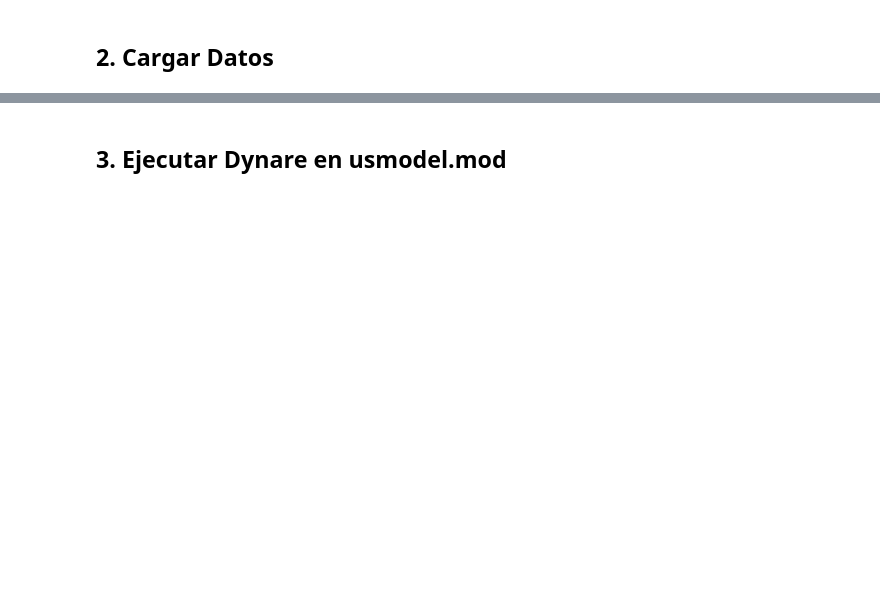
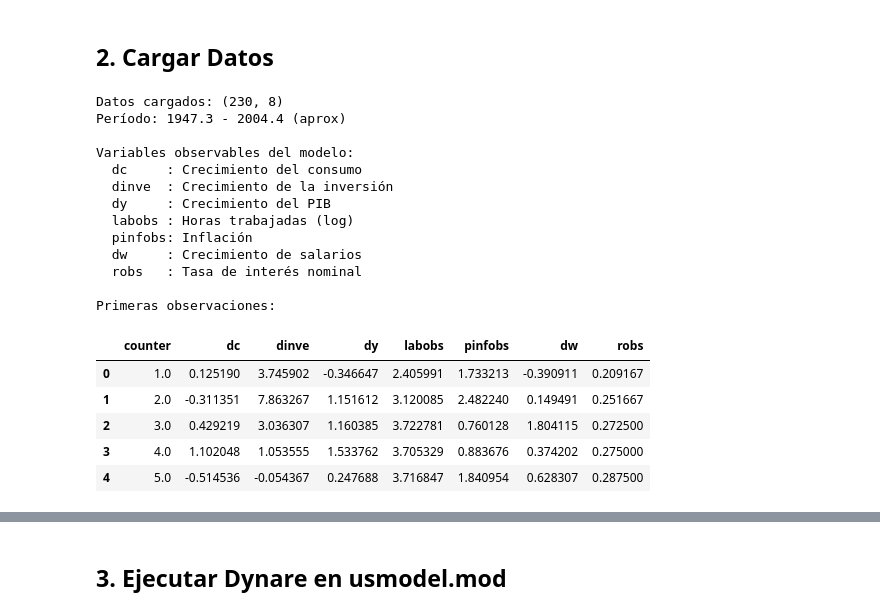
Before and after one commit to DavidGuzzi/MECTMT11, a Jupyter notebook: direct_replication/notebooks/replication_notebook.ipynb, the cells around one changed output, grey strips where cells are left out. Saved outputs shown, nothing was run; the diff lists cells and outputs as text; code cells hidden in the pictures; blank space fills up the shorter version.

```diff
--- a/direct_replication/notebooks/replication_notebook.ipynb
+++ b/direct_replication/notebooks/replication_notebook.ipynb
@@ -92,3 +110,51 @@ data.head()
+# %%
+# Cargar datos de Smets & Wouters
+data_path = REPO_PATH / 'usmodel_data.xls'
+
+# Leer SOLO las columnas de datos transformados (columnas 22-28)
+# Saltar las primeras 6 filas (headers + datos originales iniciales)
+data = pd.read_excel(
+    data_path,
+    skiprows=5,        # Saltar filas 0-5 (headers y datos sin transformar)
+    usecols='V:AC',    # Columnas 21-28 (counter + 7 variables observables)
+    names=['counter', 'dc', 'dinve', 'dy', 'labobs', 'pinfobs', 'dw', 'robs']
+)
+
+# Eliminar filas con NaN (fin de datos)
+data = data.dropna()
+
+print(f"Datos cargados: {data.shape}")
+print(f"Período: 1947.3 - 2004.4 (aprox)")
+print(f"\nVariables observables del modelo:")
+print(f"  dc     : Crecimiento del consumo")
+print(f"  dinve  : Crecimiento de la inversión")
+print(f"  dy     : Crecimiento del PIB")
+print(f"  labobs : Horas trabajadas (log)")
+print(f"  pinfobs: Inflación")
+print(f"  dw     : Crecimiento de salarios")
+print(f"  robs   : Tasa de interés nominal")
+print(f"\nPrimeras observaciones:")
+data.head()
+# %% [output]
+Datos cargados: (230, 8)
+Período: 1947.3 - 2004.4 (aprox)
+
+Variables observables del modelo:
+  dc     : Crecimiento del consumo
+  dinve  : Crecimiento de la inversión
+  dy     : Crecimiento del PIB
+  labobs : Horas trabajadas (log)
+  pinfobs: Inflación
+  dw     : Crecimiento de salarios
+  robs   : Tasa de interés nominal
+
+Primeras observaciones:
+|  | counter | dc | dinve | dy | labobs | pinfobs | dw | robs |
+| 0 | 1.0 | 0.125190 | 3.745902 | -0.346647 | 2.405991 | 1.733213 | -0.390911 | 0.209167 |
+| 1 | 2.0 | -0.311351 | 7.863267 | 1.151612 | 3.120085 | 2.482240 | 0.149491 | 0.251667 |
+| 2 | 3.0 | 0.429219 | 3.036307 | 1.160385 | 3.722781 | 0.760128 | 1.804115 | 0.272500 |
+| 3 | 4.0 | 1.102048 | 1.053555 | 1.533762 | 3.705329 | 0.883676 | 0.374202 | 0.275000 |
+| 4 | 5.0 | -0.514536 | -0.054367 | 0.247688 | 3.716847 | 1.840954 | 0.628307 | 0.287500 |
 # %%
 # Plot de series observables
 fig, axes = plt.subplots(4, 2, figsize=(14, 10))
```
Also changed, not shown: parts of 8 cells of this notebook, 3 other files.
